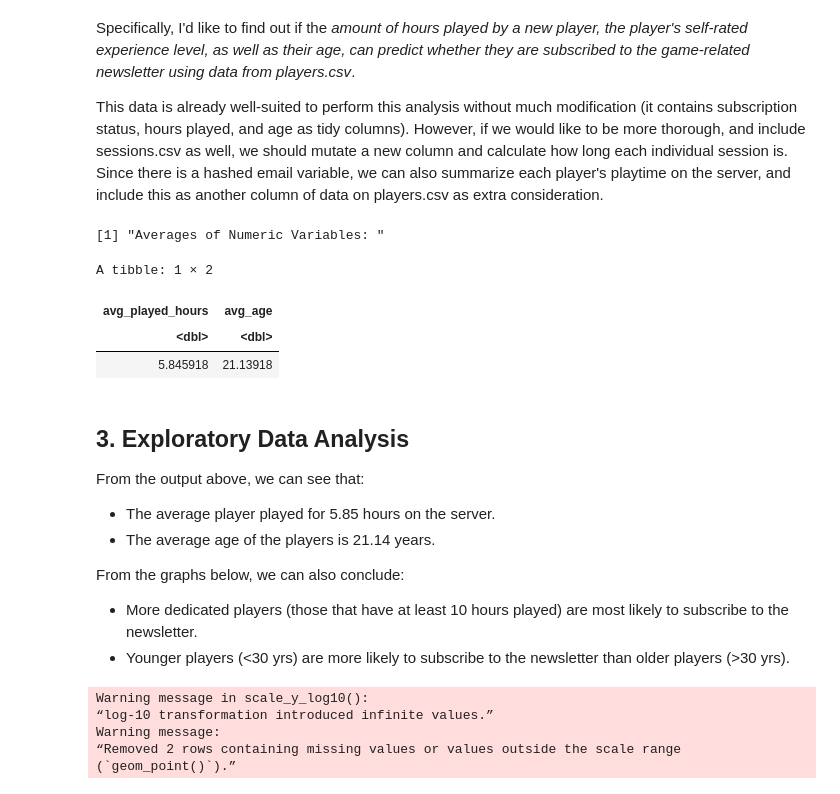
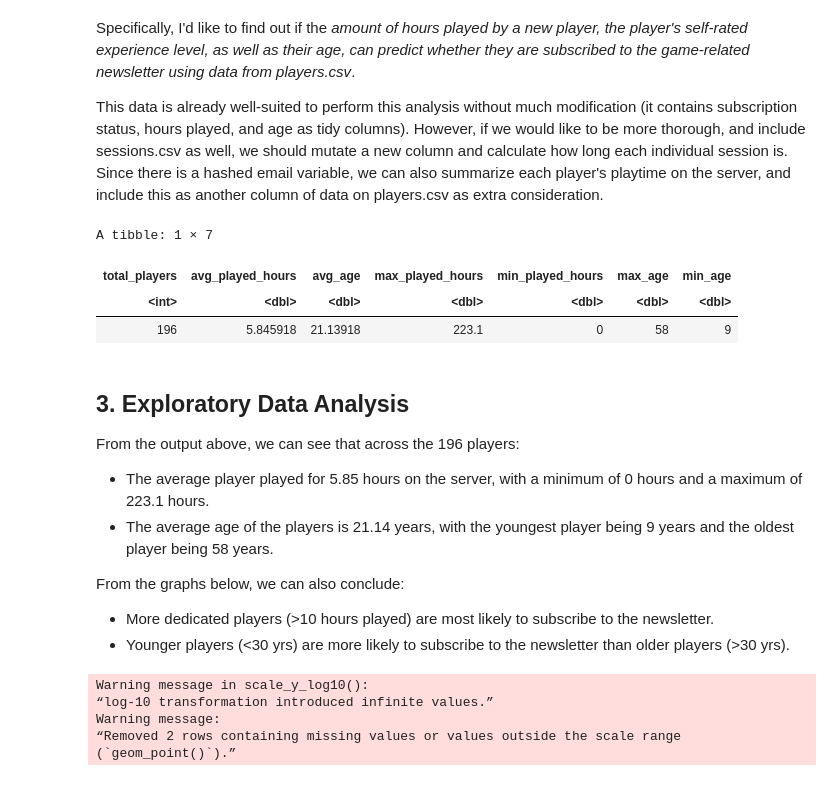
Before and after one commit to fulmidae/dsci100-project-individual, a Jupyter notebook: project.ipynb, the cells around one changed output. Drawn from its saved outputs; the diff is of its cells as text; code cells hidden in the pictures.

Commit message:
Added more comments in code
I added more comments to hopefully make my logic easier to follow.
I also added some more statistics for numeric variables in players.csv.

```diff
--- a/project.ipynb
+++ b/project.ipynb
@@ -220,30 +222,33 @@ This data is already well-suited to perform this analysis without much modificat
 # %%
 # Begin players data analysis (2)
 
-# Averages of Numeric Variables (played hours & age) in players.csv
-print('Averages of Numeric Variables: ')
-num_avg <- players_tidy |>
+# Characteristics of Numeric Variables (played hours & age) in players.csv
+num_vars <- players_tidy |>
     summarize(
+        total_players = n(),
         avg_played_hours = mean(played_hours),
-        avg_age = mean(age, na.rm = TRUE)
+        avg_age = mean(age, na.rm = TRUE),
+        max_played_hours = max(played_hours),
+        min_played_hours = min(played_hours),
+        max_age = max(age, na.rm = TRUE),
+        min_age = min(age, na.rm = TRUE)
         )
 
-num_avg
+num_vars
 # %% [output]
-[1] "Averages of Numeric Variables: "
+A tibble: 1 × 7
-A tibble: 1 × 2
-| avg_played_hours | avg_age |
-| <dbl> | <dbl> |
-| 5.845918 | 21.13918 |
+| total_players | avg_played_hours | avg_age | max_played_hours | min_played_hours | max_age | min_age |
+| <int> | <dbl> | <dbl> | <dbl> | <dbl> | <dbl> | <dbl> |
+| 196 | 5.845918 | 21.13918 | 223.1 | 0 | 58 | 9 |
 # %% [markdown]
 ## 3. Exploratory Data Analysis
 
-From the output above, we can see that:
-- The average player played for 5.85 hours on the server.
-- The average age of the players is 21.14 years.
+From the output above, we can see that across the 196 players:
+- The average player played for 5.85 hours on the server, with a minimum of 0 hours and a maximum of 223.1 hours.
+- The average age of the players is 21.14 years, with the youngest player being 9 years and the oldest player being 58 years.
 
 From the graphs below, we can also conclude:
-- More dedicated players (those that have at least 10 hours played) are most likely to subscribe to the newsletter.
+- More dedicated players (>10 hours played) are most likely to subscribe to the newsletter.
 - Younger players (<30 yrs) are more likely to subscribe to the newsletter than older players (>30 yrs).
 # %%
 # Exploratory graphs
```
Also changed, not shown: parts of 3 cells of this notebook.
